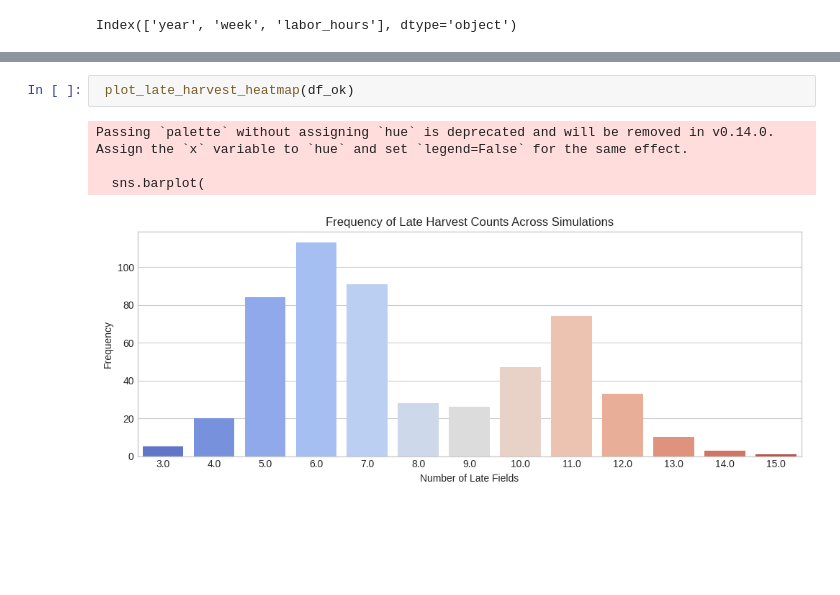
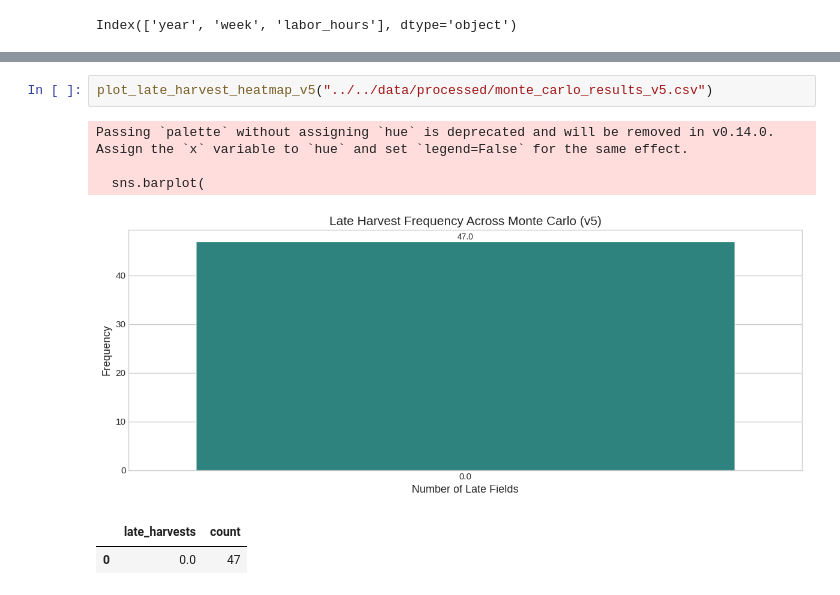
Before and after one commit to MubarizKhan/corn-planting-harvesting-optimization, a Jupyter notebook: src/simulation/monteCarlov2.ipynb, the cells around one changed output, grey strips where cells are left out. Drawn from its saved outputs; the diff is of its cells as text; blank space fills up the shorter version.

```diff
--- a/src/simulation/monteCarlov2.ipynb
+++ b/src/simulation/monteCarlov2.ipynb
@@ -368,7 +893,9 @@ def plot_late_harvest_heatmap(results_df: pd.DataFrame):
 # %%
- plot_late_harvest_heatmap(df_ok)
+plot_late_harvest_heatmap_v5("../../data/processed/monte_carlo_results_v5.csv")
 # %% [output]
 Passing `palette` without assigning `hue` is deprecated and will be removed in v0.14.0. Assign the `x` variable to `hue` and set `legend=False` for the same effect.
 
   sns.barplot(
-[figure, old version]
+[figure, new version]
+|  | late_harvests | count |
+| 0 | 0.0 | 47 |
```
Also changed, not shown: parts of 14 cells of this notebook, 4 other files.
